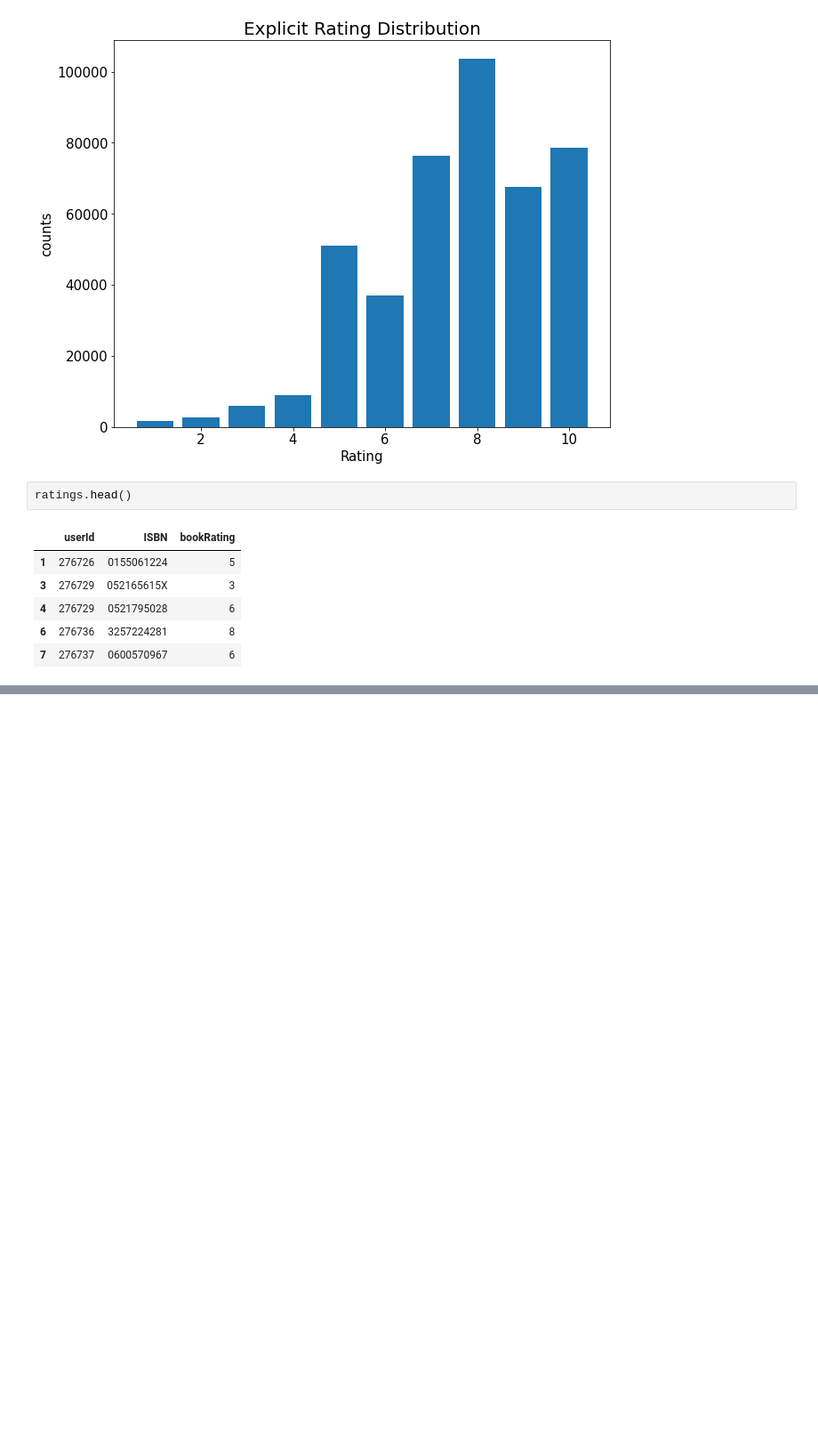
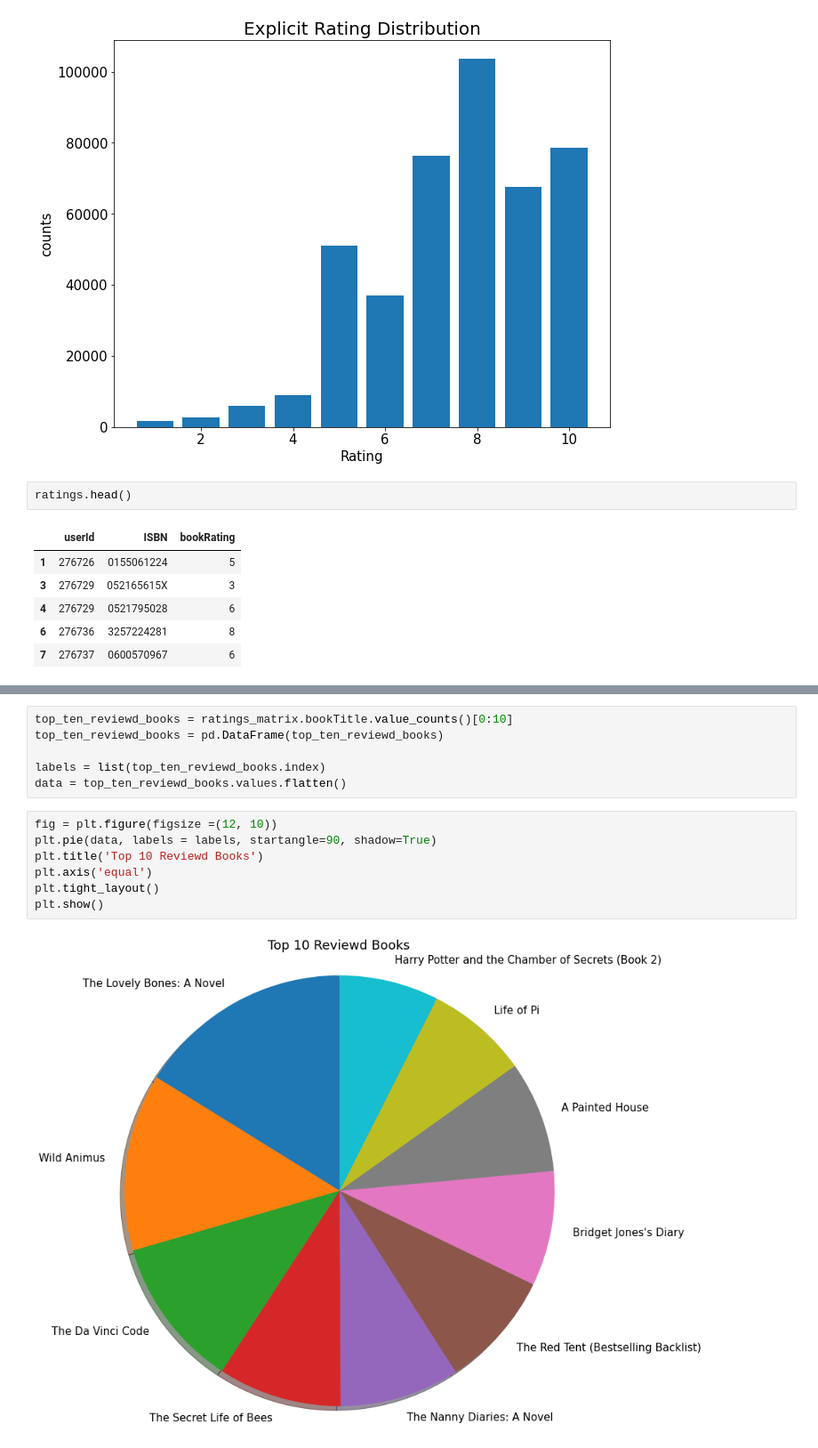
Before and after one commit to mohsenMahmoodzadeh/book-crossing-recommender-system, a Jupyter notebook: Data_Preprocessing.ipynb, the cells around one changed output, grey strips where cells are left out. Shown at 89% size. Cells and saved outputs as stored; diff of their text form; blank space fills up the shorter version.

Commit message:
Data Analysis added

```diff
--- a/Data_Preprocessing.ipynb
+++ b/Data_Preprocessing.ipynb
@@ -310,0 +329,15 @@ ratings.head()
+# %%
+top_ten_reviewd_books = ratings_matrix.bookTitle.value_counts()[0:10]
+top_ten_reviewd_books = pd.DataFrame(top_ten_reviewd_books)
+
+labels = list(top_ten_reviewd_books.index)
+data = top_ten_reviewd_books.values.flatten()
+# %%
+fig = plt.figure(figsize =(12, 10))
+plt.pie(data, labels = labels, startangle=90, shadow=True)
+plt.title('Top 10 Reviewd Books')
+plt.axis('equal')
+plt.tight_layout()
+plt.show()
+# %% [output]
+[figure, added]
```
Also changed, not shown: parts of 23 cells of this notebook.
